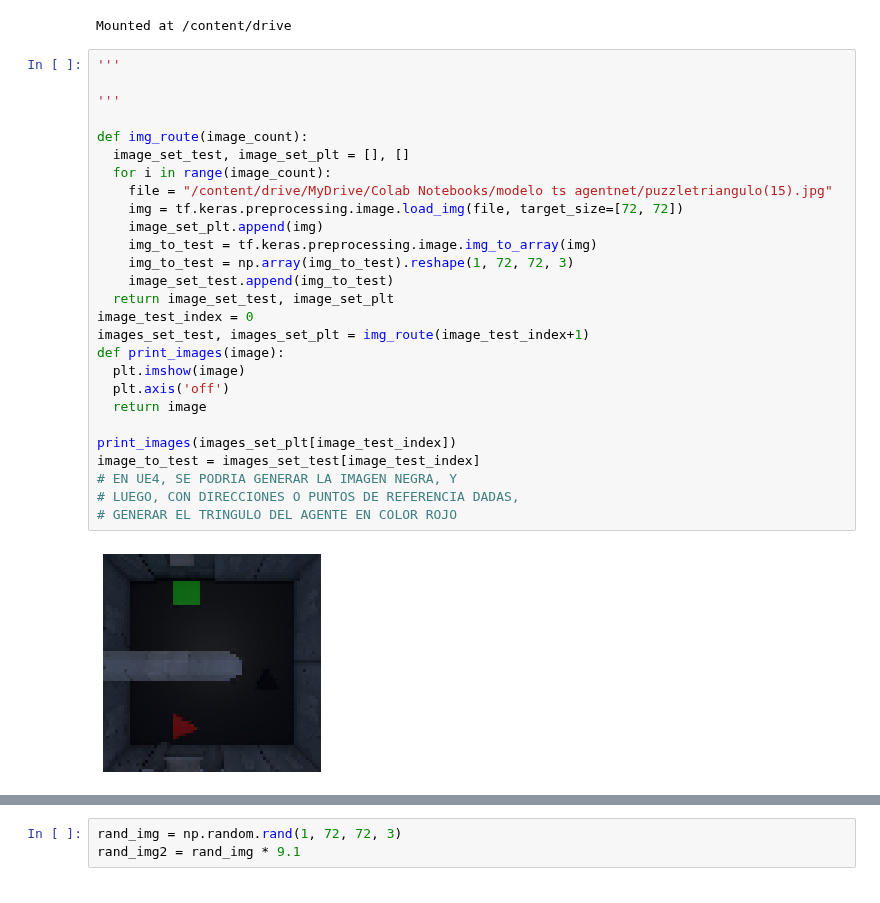
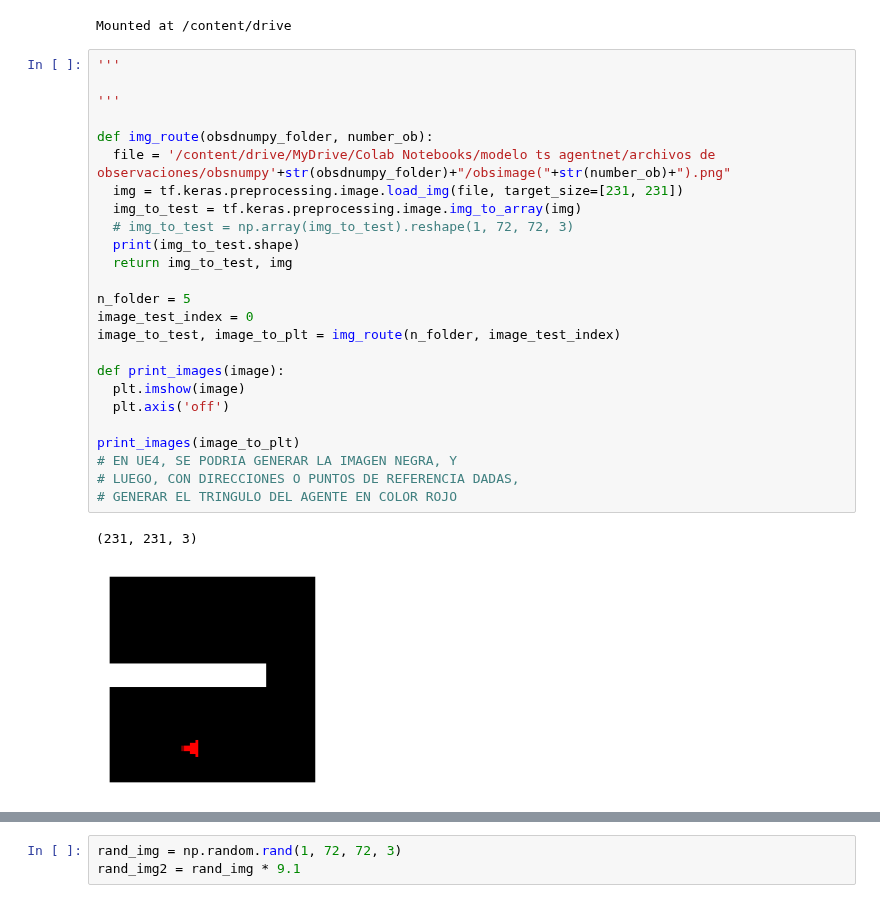
Before and after one commit to matpg/RL-Agent-for-Unreal-Engine, a Jupyter notebook: Prueba_de_modelo_en_TS.ipynb, the cells around one changed output, grey strips where cells are left out. Saved outputs shown, nothing was run; the diff lists cells and outputs as text.

Commit message:
Actualizado modelo y funciones de carga de imágenes

```diff
--- a/Prueba_de_modelo_en_TS.ipynb
+++ b/Prueba_de_modelo_en_TS.ipynb
@@ -24,30 +24,29 @@ Mounted at /content/drive
 # %%
 '''
 
 '''
 
-def img_route(image_count):
-  image_set_test, image_set_plt = [], []
-  for i in range(image_count):
-    file = "/content/drive/MyDrive/Colab Notebooks/modelo ts agentnet/puzzletriangulo(15).jpg"
-    img = tf.keras.preprocessing.image.load_img(file, target_size=[72, 72])
-    image_set_plt.append(img)
-    img_to_test = tf.keras.preprocessing.image.img_to_array(img)
-    img_to_test = np.array(img_to_test).reshape(1, 72, 72, 3)
-    image_set_test.append(img_to_test)
-  return image_set_test, image_set_plt
+def img_route(obsdnumpy_folder, number_ob):
+  file = '/content/drive/MyDrive/Colab Notebooks/modelo ts agentnet/archivos de observaciones/obsnumpy'+str(obsdnumpy_folder)+"/obsimage("+str(number_ob)+").png"
+  img = tf.keras.preprocessing.image.load_img(file, target_size=[231, 231])
+  img_to_test = tf.keras.preprocessing.image.img_to_array(img)
+  # img_to_test = np.array(img_to_test).reshape(1, 72, 72, 3)
+  print(img_to_test.shape)
+  return img_to_test, img
+
+n_folder = 5
 image_test_index = 0
-images_set_test, images_set_plt = img_route(image_test_index+1)
+image_to_test, image_to_plt = img_route(n_folder, image_test_index)
+
 def print_images(image):
   plt.imshow(image)
   plt.axis('off')
-  return image
 
-print_images(images_set_plt[image_test_index])
-image_to_test = images_set_test[image_test_index]
+print_images(image_to_plt)
 # EN UE4, SE PODRIA GENERAR LA IMAGEN NEGRA, Y
 # LUEGO, CON DIRECCIONES O PUNTOS DE REFERENCIA DADAS,
 # GENERAR EL TRINGULO DEL AGENTE EN COLOR ROJO
 # %% [output]
+(231, 231, 3)
-[figure, old version]
+[figure, new version]
 # %%
```
Also changed, not shown: parts of 2 cells of this notebook.
